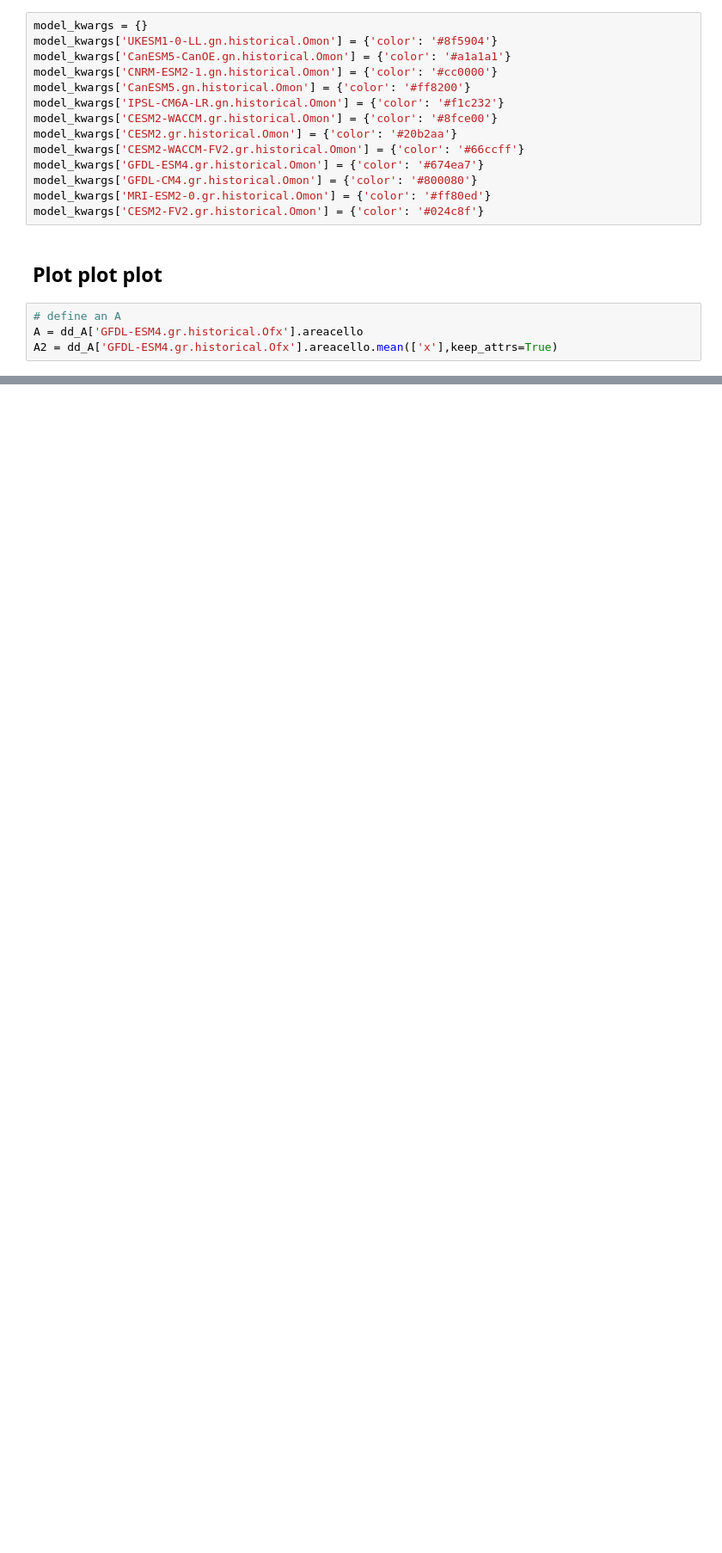
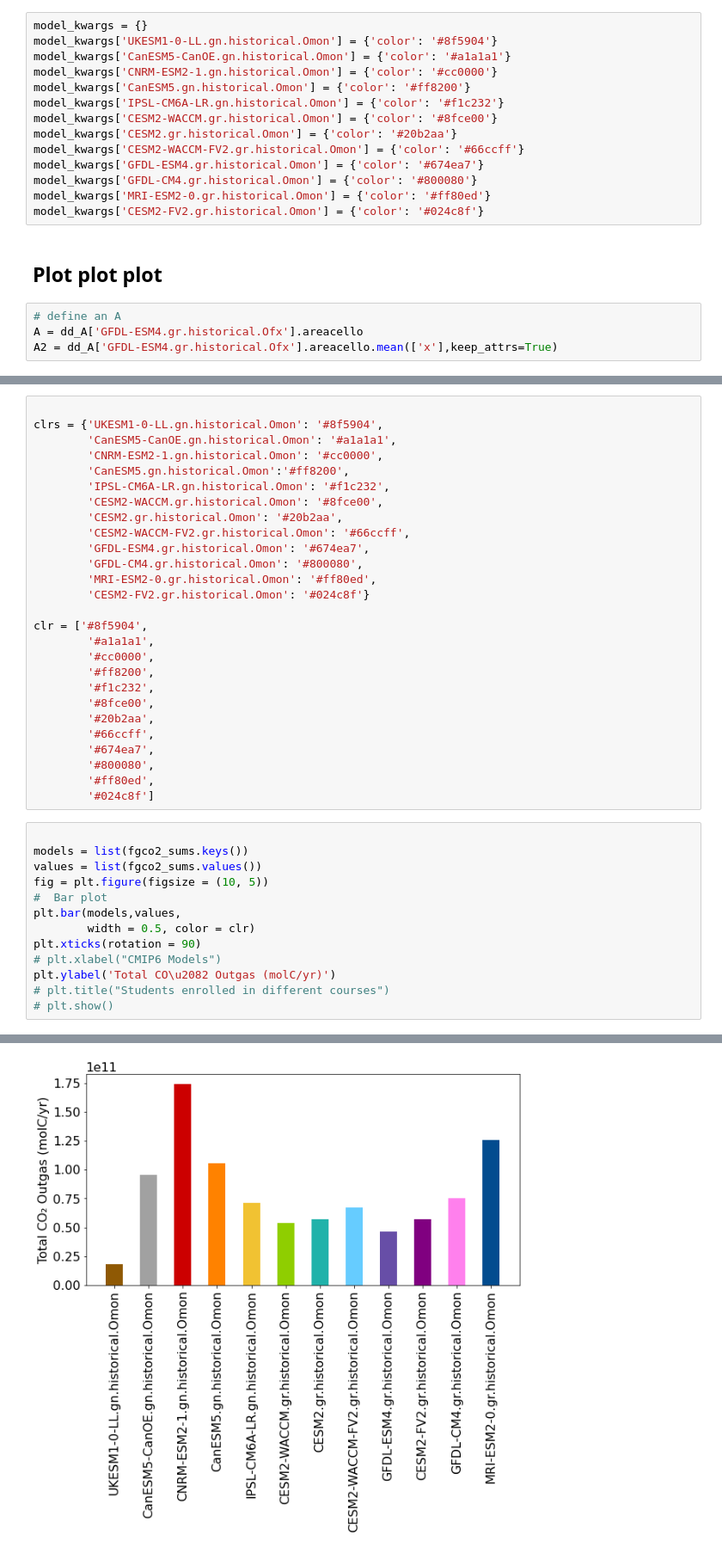
Before and after one commit to gmacgilchrist/seniorthesis, a Jupyter notebook: notebooks/co2_flux_1850_69.ipynb, the cells around one changed output, grey strips where cells are left out. Shown at 86% size. Cells and saved outputs as stored; diff of their text form; blank space fills up the shorter version.

Commit message:
total co2 outgas

```diff
--- a/notebooks/co2_flux_1850_69.ipynb
+++ b/notebooks/co2_flux_1850_69.ipynb
@@ -285,0 +294,41 @@ plt.plot(zr.y, zr)
+# %%
+
+clrs = {'UKESM1-0-LL.gn.historical.Omon': '#8f5904',
+        'CanESM5-CanOE.gn.historical.Omon': '#a1a1a1',
+        'CNRM-ESM2-1.gn.historical.Omon': '#cc0000',
+        'CanESM5.gn.historical.Omon':'#ff8200',
+        'IPSL-CM6A-LR.gn.historical.Omon': '#f1c232',
+        'CESM2-WACCM.gr.historical.Omon': '#8fce00',
+        'CESM2.gr.historical.Omon': '#20b2aa',
+        'CESM2-WACCM-FV2.gr.historical.Omon': '#66ccff',
+        'GFDL-ESM4.gr.historical.Omon': '#674ea7',
+        'GFDL-CM4.gr.historical.Omon': '#800080',
+        'MRI-ESM2-0.gr.historical.Omon': '#ff80ed',
+        'CESM2-FV2.gr.historical.Omon': '#024c8f'}
+
+clr = ['#8f5904',
+        '#a1a1a1',
+        '#cc0000',
+        '#ff8200',
+        '#f1c232',
+        '#8fce00',
+        '#20b2aa',
+        '#66ccff',
+        '#674ea7',
+        '#800080',
+        '#ff80ed',
+        '#024c8f']
+# %%
+
+models = list(fgco2_sums.keys())
+values = list(fgco2_sums.values())
+fig = plt.figure(figsize = (10, 5))
+#  Bar plot
+plt.bar(models,values,
+        width = 0.5, color = clr)
+plt.xticks(rotation = 90)
+# plt.xlabel("CMIP6 Models")
+plt.ylabel('Total CO\u2082 Outgas (molC/yr)')
+# plt.title("Students enrolled in different courses")
+# plt.show()
+# %% [output]
@@ -285,0 +336 @@ plt.plot(zr.y, zr)
+[figure, added]
```
Also changed, not shown: parts of 9 cells of this notebook.
